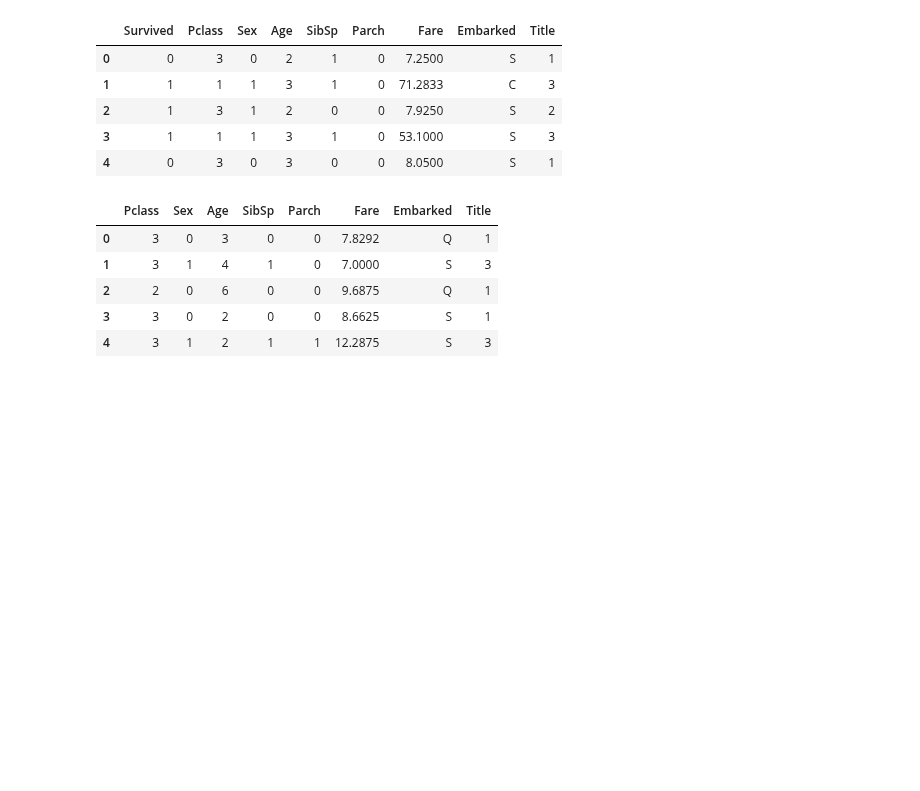
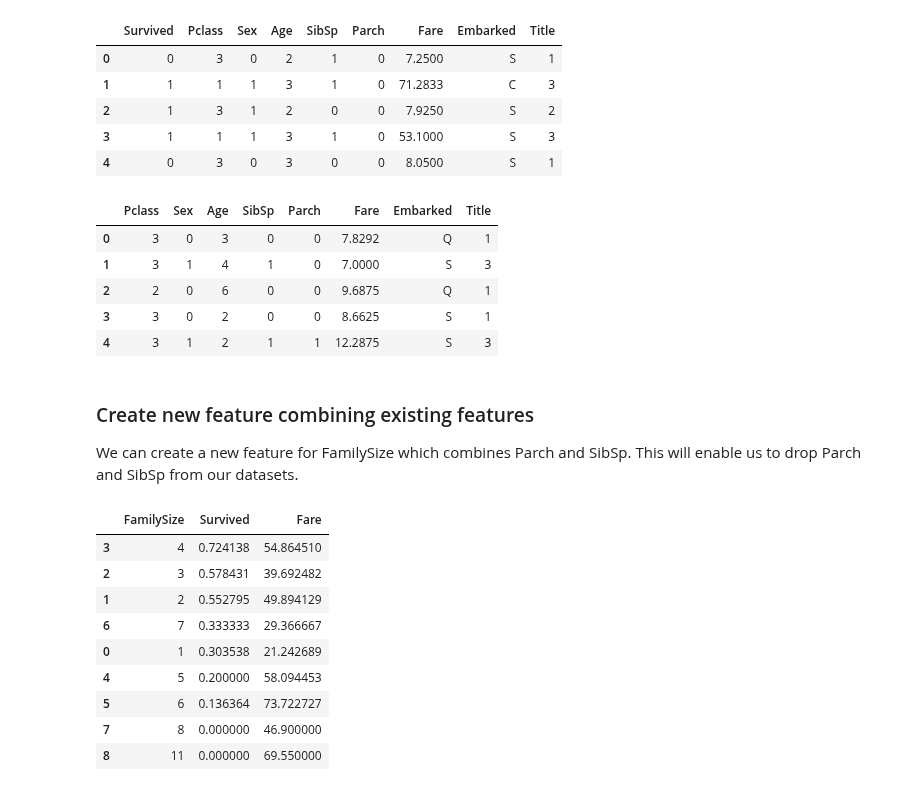
Before and after one commit to sushant2811/KaggleTitanic, a Jupyter notebook: KaggleTitanicSushant.ipynb, the cells around one changed output. Cells and saved outputs as stored; diff of their text form; code cells hidden in the pictures; blank space fills up the shorter version.

```diff
--- a/KaggleTitanicSushant.ipynb
+++ b/KaggleTitanicSushant.ipynb
@@ -1044,3 +1044,7 @@ test_df.head()
 | 2 | 2 | 0 | 6 | 0 | 0 | 9.6875 | Q | 1 |
 | 3 | 3 | 0 | 2 | 0 | 0 | 8.6625 | S | 1 |
 | 4 | 3 | 1 | 2 | 1 | 1 | 12.2875 | S | 3 |
+# %% [markdown]
+### Create new feature combining existing features
+
+We can create a new feature for FamilySize which combines Parch and SibSp. This will enable us to drop Parch and SibSp from our datasets.
@@ -1046,0 +1054,13 @@ test_df.head()
+# %%
+train_df[['FamilySize','Survived','Fare']].groupby(['FamilySize'], as_index = False).mean().sort_values(by = 'Survived', ascending=False)
+# %% [output]
+|  | FamilySize | Survived | Fare |
+| 3 | 4 | 0.724138 | 54.864510 |
+| 2 | 3 | 0.578431 | 39.692482 |
+| 1 | 2 | 0.552795 | 49.894129 |
+| 6 | 7 | 0.333333 | 29.366667 |
+| 0 | 1 | 0.303538 | 21.242689 |
+| 4 | 5 | 0.200000 | 58.094453 |
+| 5 | 6 | 0.136364 | 73.722727 |
+| 7 | 8 | 0.000000 | 46.900000 |
+| 8 | 11 | 0.000000 | 69.550000 |
```
Also changed, not shown: parts of 9 cells of this notebook.
